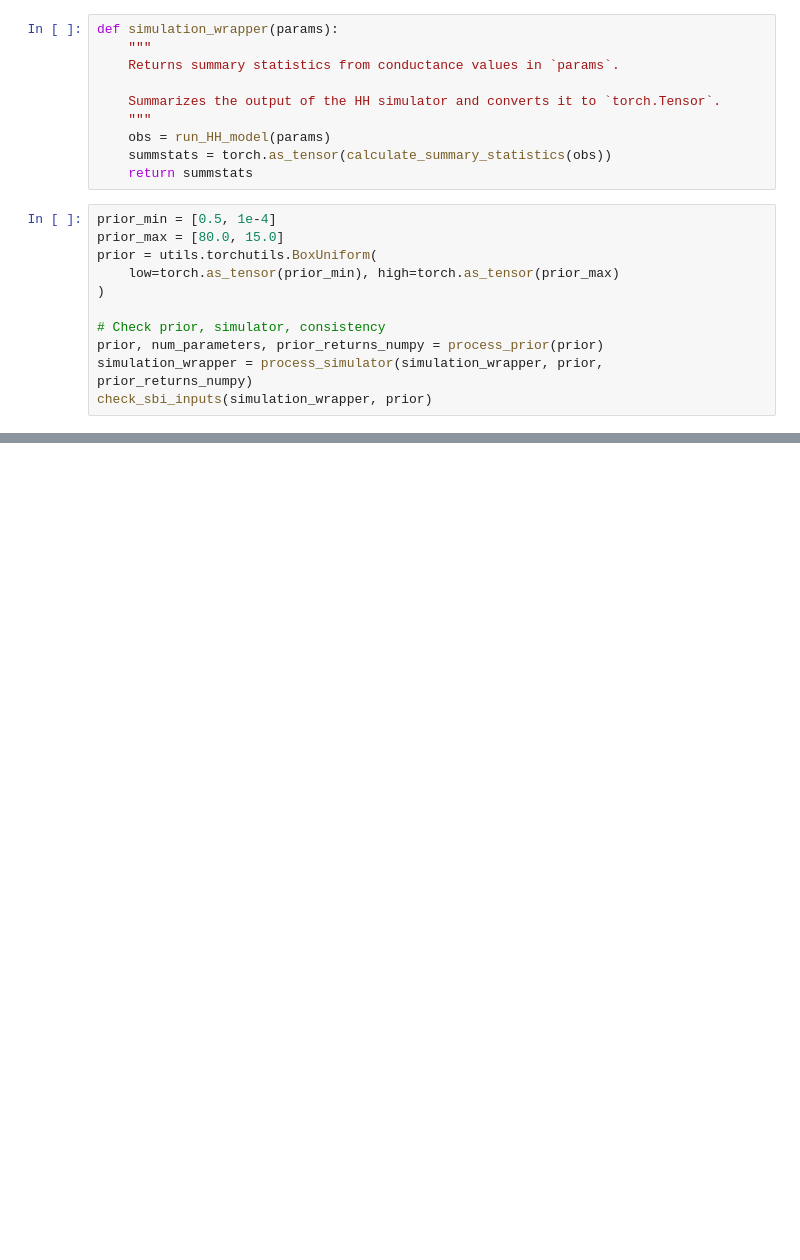
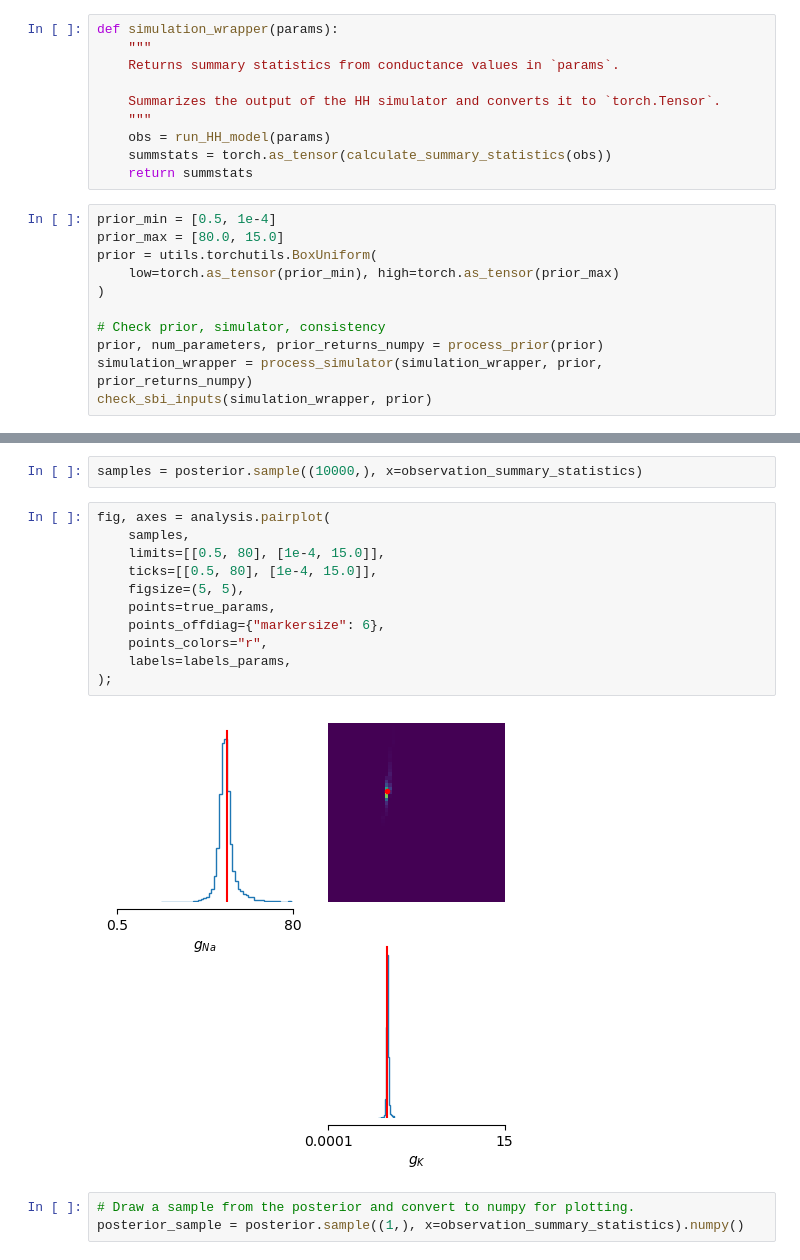
Before and after one commit to skcajs/pandora, a Jupyter notebook: notebooks/simulation_based_inference/tutorials/hodgkin_huxley_model.ipynb, the cells around one changed output, grey strips where cells are left out. Saved outputs shown, nothing was run; the diff lists cells and outputs as text; blank space fills up the shorter version.

```diff
--- a/notebooks/simulation_based_inference/tutorials/hodgkin_huxley_model.ipynb
+++ b/notebooks/simulation_based_inference/tutorials/hodgkin_huxley_model.ipynb
@@ -328,0 +371,18 @@ check_sbi_inputs(simulation_wrapper, prior)
+# %%
+samples = posterior.sample((10000,), x=observation_summary_statistics)
+# %%
+fig, axes = analysis.pairplot(
+    samples,
+    limits=[[0.5, 80], [1e-4, 15.0]],
+    ticks=[[0.5, 80], [1e-4, 15.0]],
+    figsize=(5, 5),
+    points=true_params,
+    points_offdiag={"markersize": 6},
+    points_colors="r",
+    labels=labels_params,
+);
+# %% [output]
+[figure, added]
+# %%
+# Draw a sample from the posterior and convert to numpy for plotting.
+posterior_sample = posterior.sample((1,), x=observation_summary_statistics).numpy()
```
Also changed, not shown: parts of 10 cells of this notebook, 21 other files.
